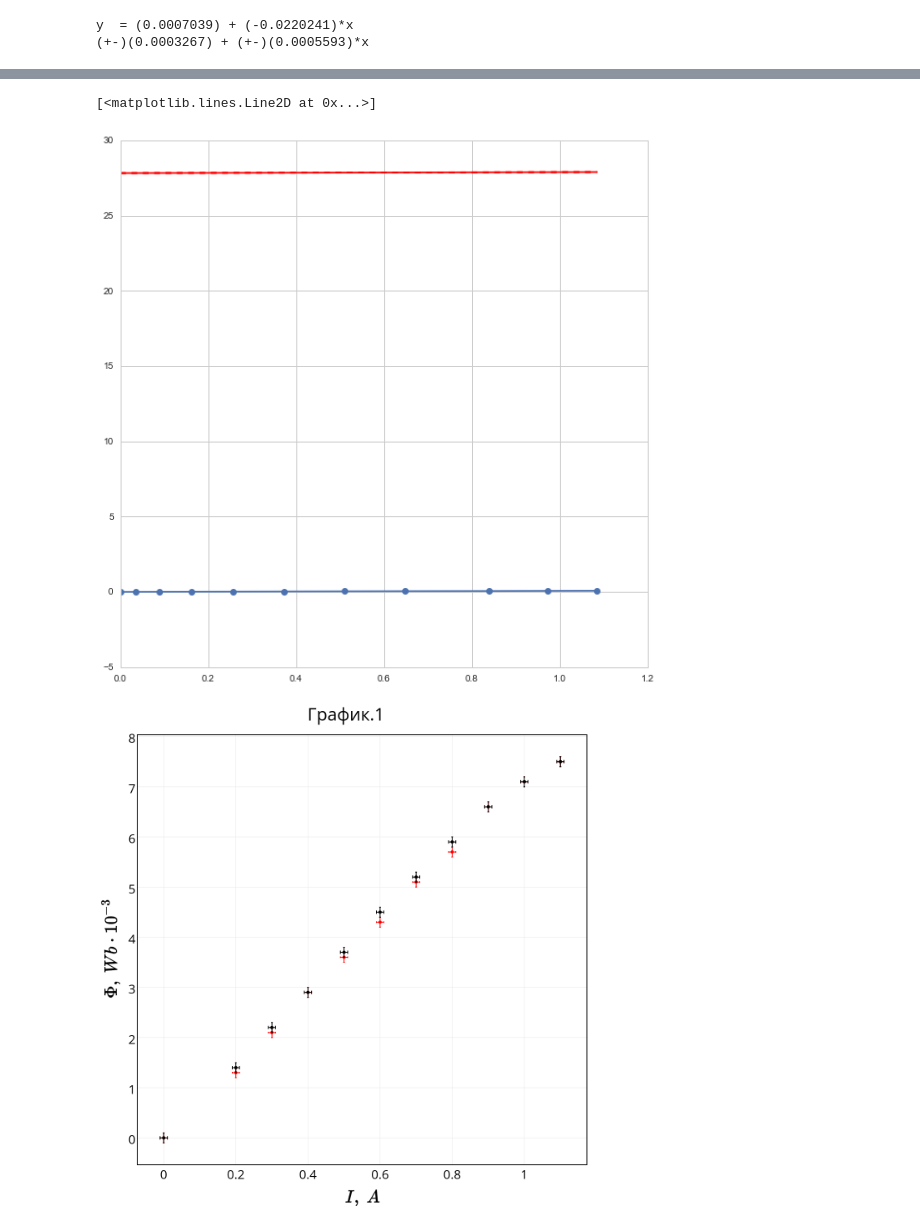
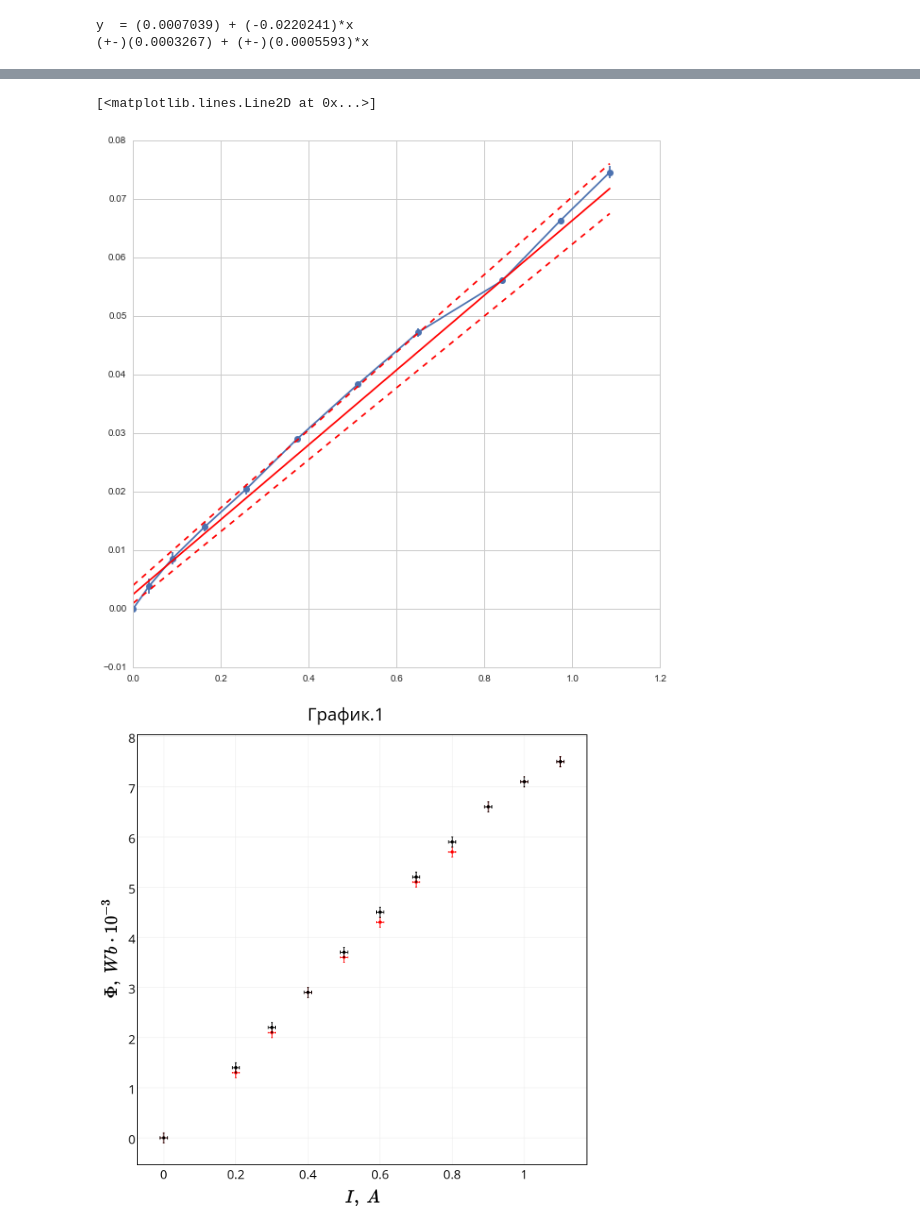
Before and after one commit to heyfaraday/labs_3sem, a Jupyter notebook: 3.4.1/analysis.ipynb, the cells around one changed output, grey strips where cells are left out. Saved outputs shown, nothing was run; the diff lists cells and outputs as text; code cells hidden in the pictures.

```diff
--- a/3.4.1/analysis.ipynb
+++ b/3.4.1/analysis.ipynb
@@ -181,15 +181,15 @@ ax.plot([(data['mean_B']**2).min(), (data['mean_B']**2).max()], [(85.9206373 - 2
 # %%
 import numpy as np
 import matplotlib.pyplot as plt
 
 fig, ax = plt.subplots(nrows=1, sharex=True, figsize=(10, 10))
 ax.errorbar(data['mean_B']**2, data['mean_Al'], yerr=data['sqr_Al'], fmt='-o')
-ax.plot([(data['mean_B']**2).min(), (data['mean_B']**2).max()], [27.8160350 +0.0665047 * data['mean_B'].min(), 27.8160350 +0.0665047 * data['mean_B'].max()], 'r')
-ax.plot([(data['mean_B']**2).min(), (data['mean_B']**2).max()], [(27.8160350 + 2*0.0007658) +(0.0665047+2*0.0013111) * data['mean_B'].min(), (27.8160350 + 2*0.0007658) +(0.0665047+2*0.0013111) * data['mean_B'].max()], '--r')
-ax.plot([(data['mean_B']**2).min(), (data['mean_B']**2).max()], [(27.8160350 - 2*0.0007658) +(0.0665047-2*0.0013111) * data['mean_B'].min(), (27.8160350 - 2*0.0007658) +(0.0665047-2*0.0013111) * data['mean_B'].max()], '--r')
+ax.plot([(data['mean_B']**2).min(), (data['mean_B']**2).max()], [0.0024684 +0.0665047 * data['mean_B'].min(), 0.0024684 +0.0665047 * data['mean_B'].max()], 'r')
+ax.plot([(data['mean_B']**2).min(), (data['mean_B']**2).max()], [(0.0024684 + 2*0.0007658) +(0.0665047+2*0.0013111) * data['mean_B'].min(), (0.0024684 + 2*0.0007658) +(0.0665047+2*0.0013111) * data['mean_B'].max()], '--r')
+ax.plot([(data['mean_B']**2).min(), (data['mean_B']**2).max()], [(0.0024684 - 2*0.0007658) +(0.0665047-2*0.0013111) * data['mean_B'].min(), (0.0024684 - 2*0.0007658) +(0.0665047-2*0.0013111) * data['mean_B'].max()], '--r')
 # %% [output]
 [<matplotlib.lines.Line2D at 0x...>]
-[figure, old version]
+[figure, new version]
 # %%
 trace1 = go.Scatter(
     x = data['I'],
```
Also changed, not shown: parts of 1 cell of this notebook.
